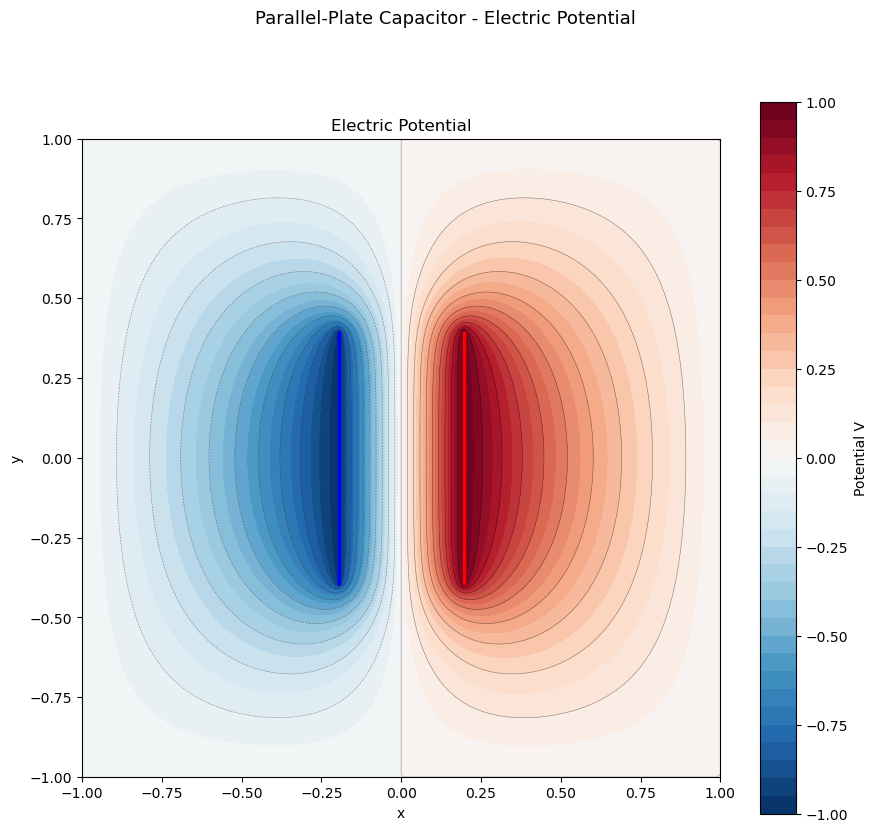
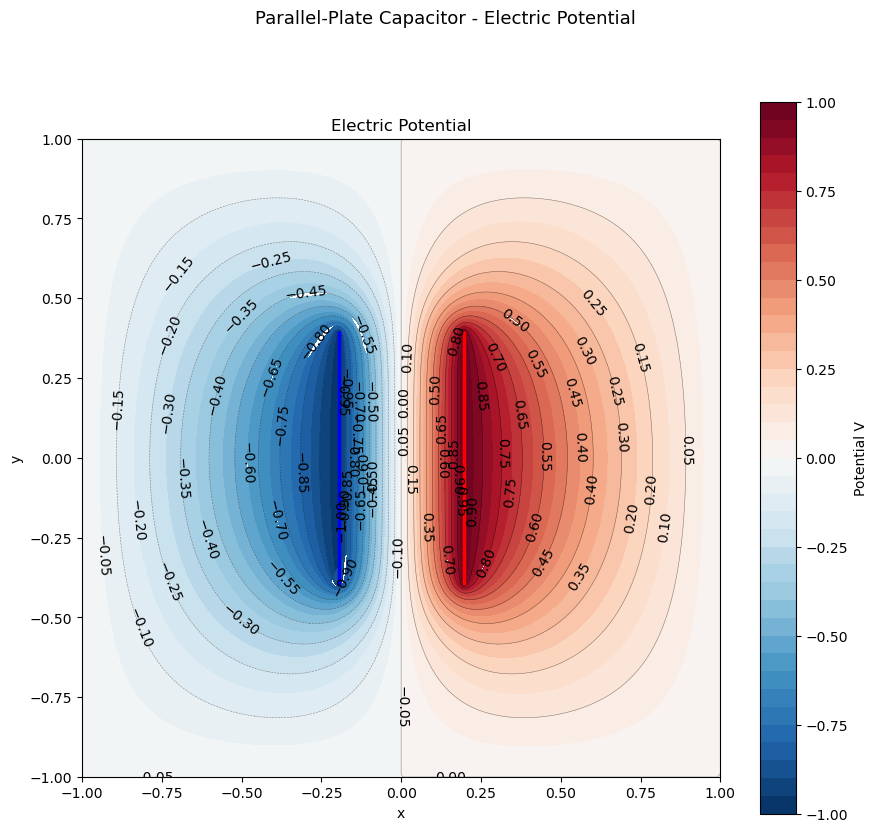
The change to this notebook cell's code, shown as a diff; its figure went from the first image to the second:
--- before
+++ after
@@ -5,4 +5,5 @@
 
 cf = ax.contourf(X, Y, V, levels=40, cmap="RdBu_r")
+ax.clabel(cf, fontsize=10, inline=True, colors="black")
 ax.contour(X, Y, V, levels=20, colors="k", linewidths=0.4, alpha=0.45)
 fig1.colorbar(cf, ax=ax, label="Potential V", shrink=0.85)

Commit: Update PHYS_486_Homework_4.ipynb